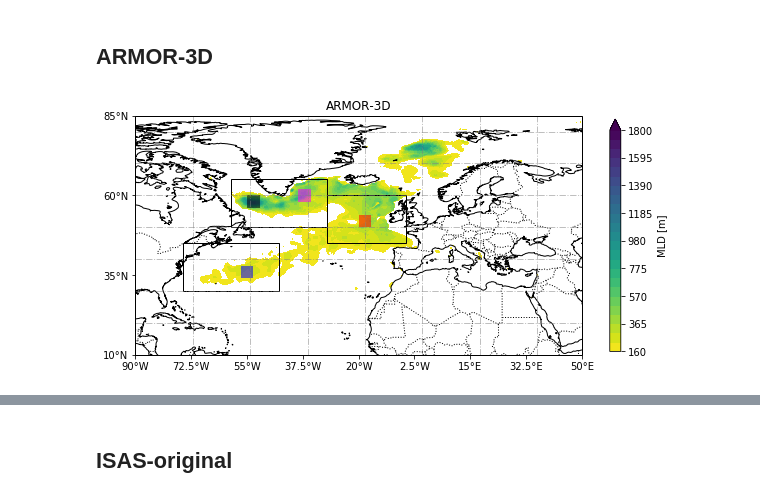
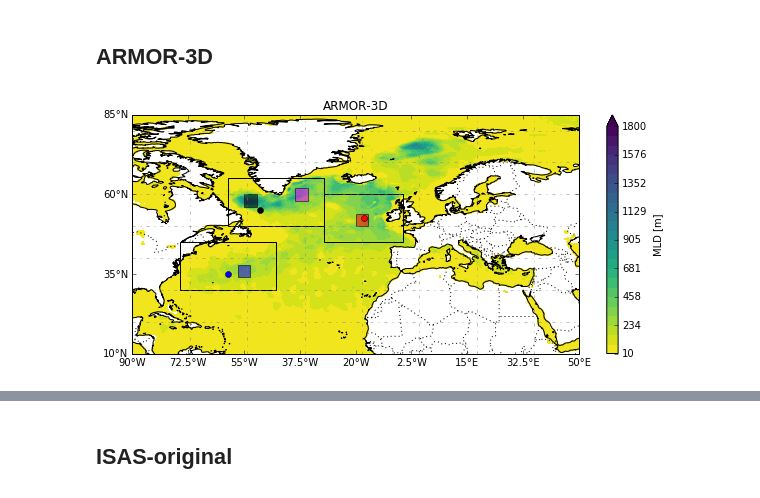
Before and after one commit to LilianG0/MLD-Project, a Jupyter notebook: Notebooks/Finals/Distribution-regions.ipynb, the cells around one changed output, grey strips where cells are left out. Drawn from its saved outputs; the diff is of its cells as text; code cells hidden in the pictures.

```diff
--- a/Notebooks/Finals/Distribution-regions.ipynb
+++ b/Notebooks/Finals/Distribution-regions.ipynb
@@ -307,6 +322,33 @@ def Plot_2D(data_set, reg, *cm_levs, cmap=None, cont_line=False, nlines=None):
     ##    fig.savefig(os.path.abspath(os.path.sep.join([".","dummy_images","Noe_%0.4d.png" % it])))
 
     return(ax)
+
+
+def Masking(data_set, cond):
+    """
+        Maskin is a function that makes a mask of an array depending on the
+        entering condition. The condition is evaluated over finite numbers.
+        At the final, the mask is appended in the original DataArray as a
+        new coordinate.
+
+        Parameters:
+        ------------
+        data_set : DataArray
+            Is the array we want to make the mask of.
+
+        cond : array
+            Codition to meet.
+
+
+        Output:
+        -------
+        data_set : Numpy Arrray
+            Array with new coordinates 'mask'
+    """
+
+    mask = 1 * np.ones((data_set.dims['latitude'], data_set.dims['longitude'])) * np.isfinite(cond)
+    data_set.coords['mask'] = (('latitude', 'longitude'), mask)
+    return(data_set)
 # %%
 ###############################################################################
 ###########         MAIN PROGRAM
@@ -314,7 +356,7 @@ def Plot_2D(data_set, reg, *cm_levs, cmap=None, cont_line=False, nlines=None):
 
 
 ## Opening datasets
-dir_1 = '../../data_ARMOR/'
+dir_1 = '../../../data_ARMOR/'
 dir_2 = '/net/alpha/exports/sciences/data/LPO_ISAS/ANA_ISAS15/fld2D/'
 
 
@@ -325,6 +367,8 @@ fl_n4 = 'ISAS15_DM_2002_2015_MLDS_0.015.nc'
 fl_n5 = 'ISAS15_DM_2002_2015_MLDS_0.046.nc'
 
 c_armor = xr.open_mfdataset(dir_1 + fl_n1)
+c_armor = Masking(c_armor, c_armor.to[0,25])
+
 c_isas = xr.open_dataset(dir_2 + fl_n2, autoclose=True)
 c_isas2 = xr.open_dataset(dir_2 + fl_n3, autoclose=True)
 c_isas3 = xr.open_dataset(dir_2 + fl_n4, autoclose=True)
@@ -388,21 +419,30 @@ ce_4 = (-30, 45)
 # %% [markdown]
 ## ARMOR-3D
 # %%
-cm_levs = (vmin, vmax, 25)
+cm_levs = (10., vmax, 25)
 ax = Plot_2D(data_sets[0], 'noa', *cm_levs, cmap='viridis_r',cont_line=False, nlines=None)
+
+ax.plot(points['gul']['lon'], points['gul']['lat'], color='blue', linewidth=2, marker='o',
+         transform=ccrs.Geodetic())
+
+ax.plot(points['lab']['lon'], points['lab']['lat'], color='k', linewidth=2, marker='o',
+         transform=ccrs.Geodetic())
+
+ax.plot(points['noe']['lon'], points['noe']['lat'], color='r', linewidth=2, marker='o',
+         transform=ccrs.Geodetic())
 
 Reg_delimitation(ax, *c_1, w=4, h=4, fill=True, color='blue', alpha=0.55)
 Reg_delimitation(ax, *ce_1, w=30, h=15, fill=False)
 
 Reg_delimitation(ax, *c_2, w=4, h=4, fill=True, color='magenta', alpha=0.55)
 Reg_delimitation(ax, *c_3, w=4, h=4, fill=True, color='k', alpha=0.55)
 Reg_delimitation(ax, *ce_23, w=30, h=15, fill=False)
 
 Reg_delimitation(ax, *c_4, w=4, h=4, fill=True, color='red', alpha=0.55)
 Reg_delimitation(ax, *ce_4, w=25, h=15, fill=False)
 
 ax.set_title(names[0])
 plt.show()
 #plt.savefig(name, bbox_inches='tight')
 # %% [output]
-[figure, old version]
+[figure, new version]
```
Also changed, not shown: parts of 4 cells of this notebook, 6 other files.
